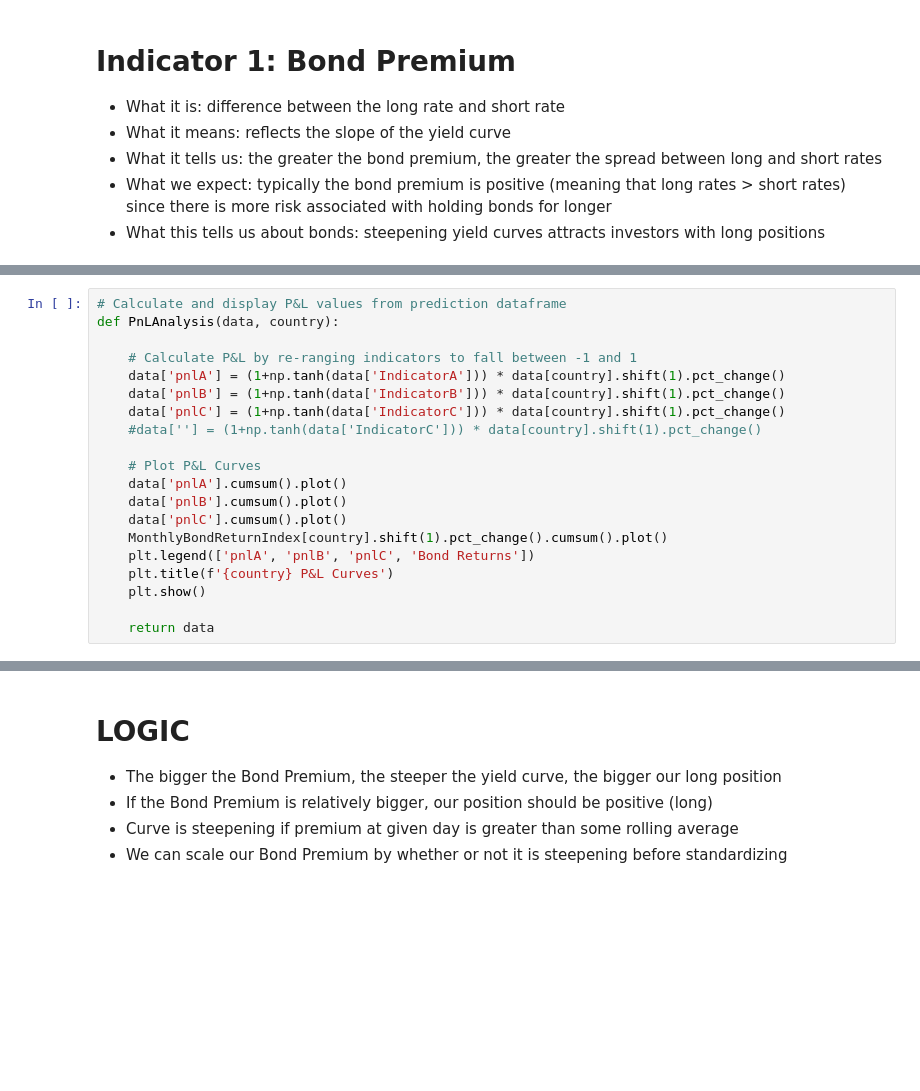
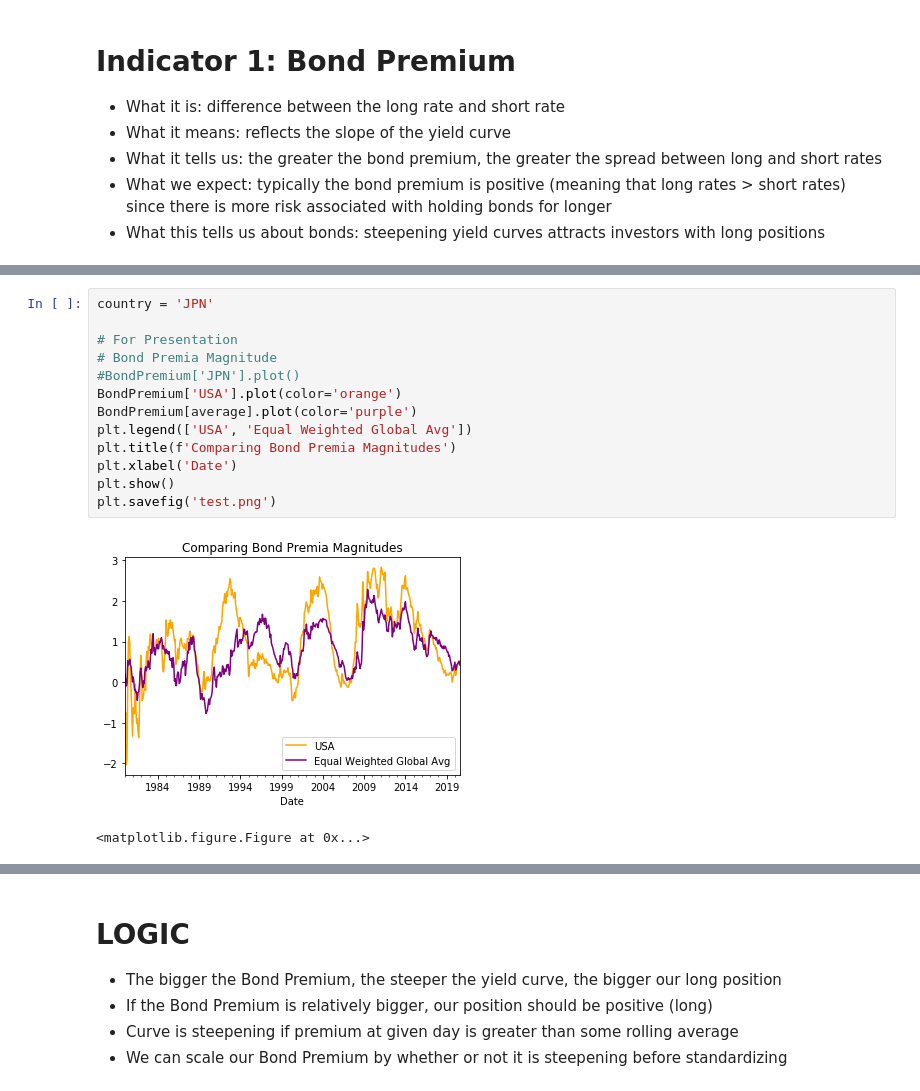
Before and after one commit to Mike-Huntress/Internship2020, a Jupyter notebook: Project.ipynb, the cells around one changed output, grey strips where cells are left out. Saved outputs shown, nothing was run; the diff lists cells and outputs as text; blank space fills up the shorter version.

```diff
--- a/Project.ipynb
+++ b/Project.ipynb
@@ -65,20 +65,16 @@ plt.show()
-# %%
-# Calculate and display P&L values from prediction dataframe
-def PnLAnalysis(data, country):
-
-    # Calculate P&L by re-ranging indicators to fall between -1 and 1
-    data['pnlA'] = (1+np.tanh(data['IndicatorA'])) * data[country].shift(1).pct_change()
-    data['pnlB'] = (1+np.tanh(data['IndicatorB'])) * data[country].shift(1).pct_change()
-    data['pnlC'] = (1+np.tanh(data['IndicatorC'])) * data[country].shift(1).pct_change()
-    #data[''] = (1+np.tanh(data['IndicatorC'])) * data[country].shift(1).pct_change()
-
-    # Plot P&L Curves
-    data['pnlA'].cumsum().plot()
-    data['pnlB'].cumsum().plot()
-    data['pnlC'].cumsum().plot()
-    MonthlyBondReturnIndex[country].shift(1).pct_change().cumsum().plot()
-    plt.legend(['pnlA', 'pnlB', 'pnlC', 'Bond Returns'])
-    plt.title(f'{country} P&L Curves')
-    plt.show()
-
-    return data
+# %%
+country = 'JPN'
+
+# For Presentation
+# Bond Premia Magnitude
+#BondPremium['JPN'].plot()
+BondPremium['USA'].plot(color='orange')
+BondPremium[average].plot(color='purple')
+plt.legend(['USA', 'Equal Weighted Global Avg'])
+plt.title(f'Comparing Bond Premia Magnitudes')
+plt.xlabel('Date')
+plt.show()
+plt.savefig('test.png')
+# %% [output]
+[figure, added]
+<matplotlib.figure.Figure at 0x...>
```
Also changed, not shown: parts of 13 cells of this notebook.
